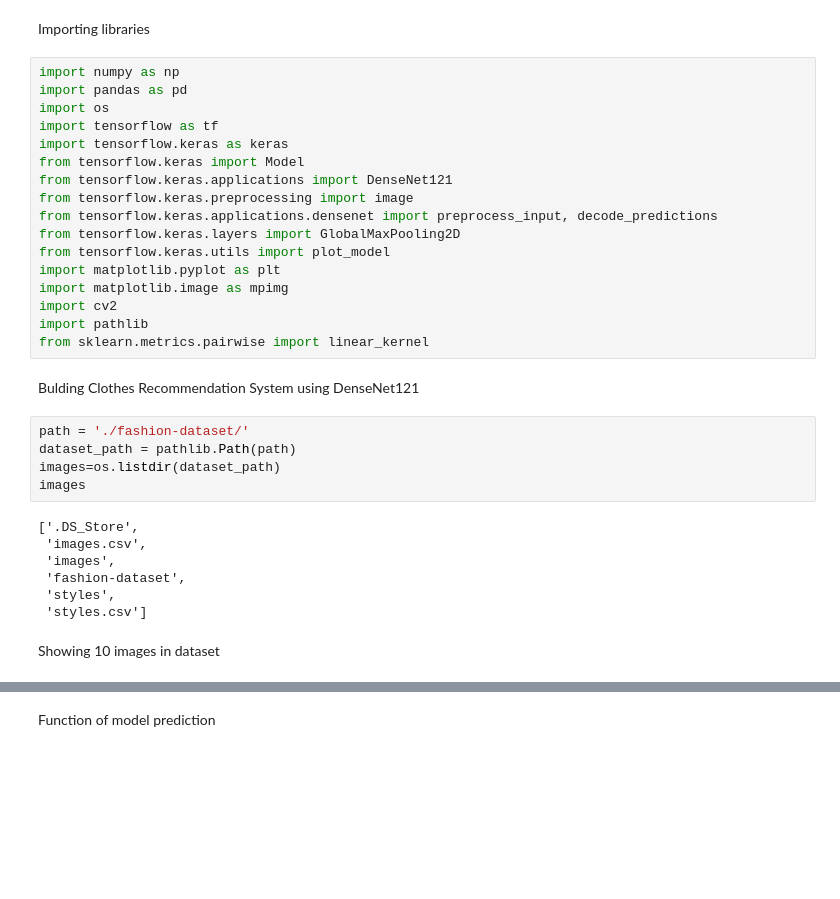
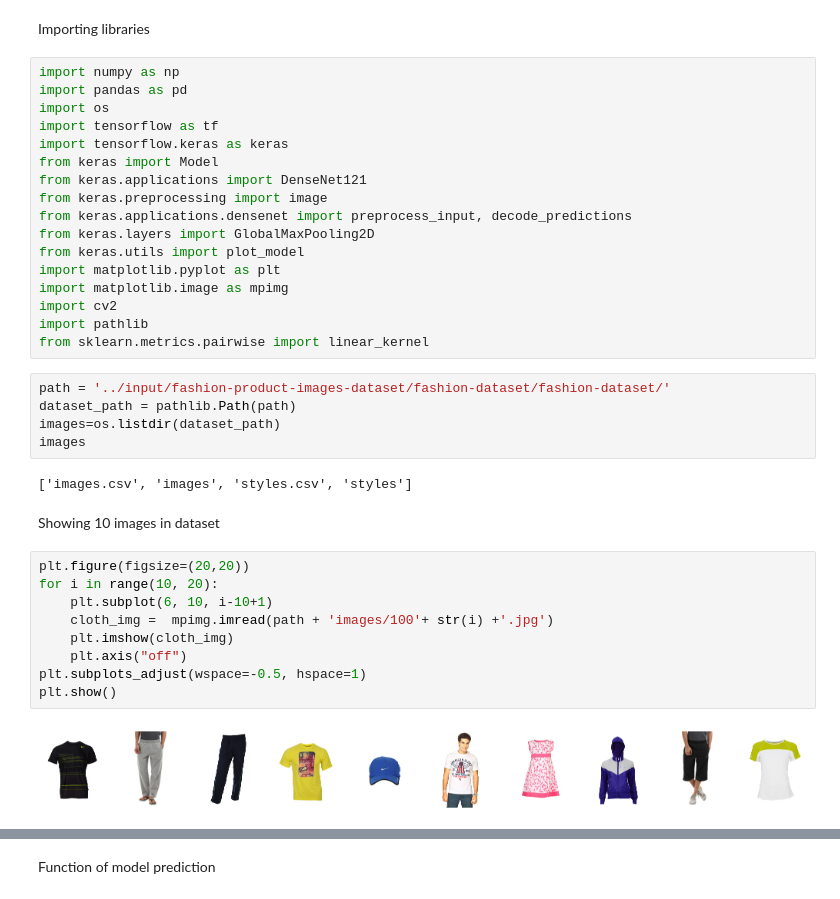
Before and after one commit to akbarali97/product_recommendation_api, a Jupyter notebook: clothes-recommendation-system-using-densenet121.ipynb, the cells around one changed output, grey strips where cells are left out. Drawn from its saved outputs; the diff is of its cells as text; blank space fills up the shorter version.

```diff
--- a/clothes-recommendation-system-using-densenet121.ipynb
+++ b/clothes-recommendation-system-using-densenet121.ipynb
@@ -8,30 +10,34 @@ import pandas as pd
 import os
 import tensorflow as tf
 import tensorflow.keras as keras
-from tensorflow.keras import Model
-from tensorflow.keras.applications import DenseNet121
-from tensorflow.keras.preprocessing import image
-from tensorflow.keras.applications.densenet import preprocess_input, decode_predictions
-from tensorflow.keras.layers import GlobalMaxPooling2D
-from tensorflow.keras.utils import plot_model
+from keras import Model
+from keras.applications import DenseNet121
+from keras.preprocessing import image
+from keras.applications.densenet import preprocess_input, decode_predictions
+from keras.layers import GlobalMaxPooling2D
+from keras.utils import plot_model
 import matplotlib.pyplot as plt
 import matplotlib.image as mpimg
 import cv2
 import pathlib
 from sklearn.metrics.pairwise import linear_kernel
-# %% [markdown]
-Bulding Clothes Recommendation System using DenseNet121
 # %%
-path = './fashion-dataset/'
+path = '../input/fashion-product-images-dataset/fashion-dataset/fashion-dataset/'
 dataset_path = pathlib.Path(path)
 images=os.listdir(dataset_path)
 images
 # %% [output]
-['.DS_Store',
- 'images.csv',
- 'images',
- 'fashion-dataset',
- 'styles',
- 'styles.csv']
+['images.csv', 'images', 'styles.csv', 'styles']
 # %% [markdown]
 Showing 10 images in dataset
+# %%
+plt.figure(figsize=(20,20))
+for i in range(10, 20):
+    plt.subplot(6, 10, i-10+1)
+    cloth_img =  mpimg.imread(path + 'images/100'+ str(i) +'.jpg')
+    plt.imshow(cloth_img)
+    plt.axis("off")
+plt.subplots_adjust(wspace=-0.5, hspace=1)
+plt.show()
+# %% [output]
+[figure, added]
```
Also changed, not shown: parts of 7 cells of this notebook, 3 other files.
